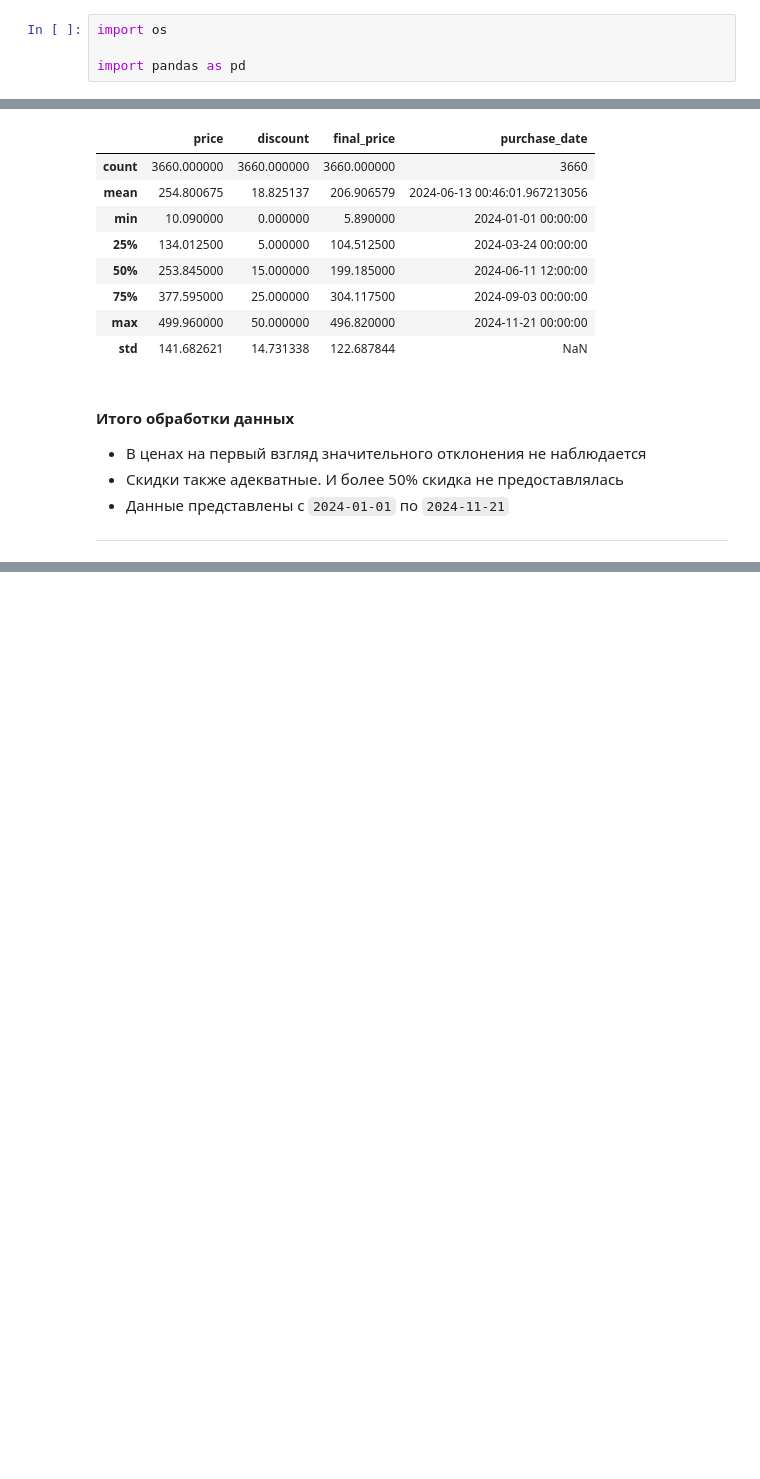
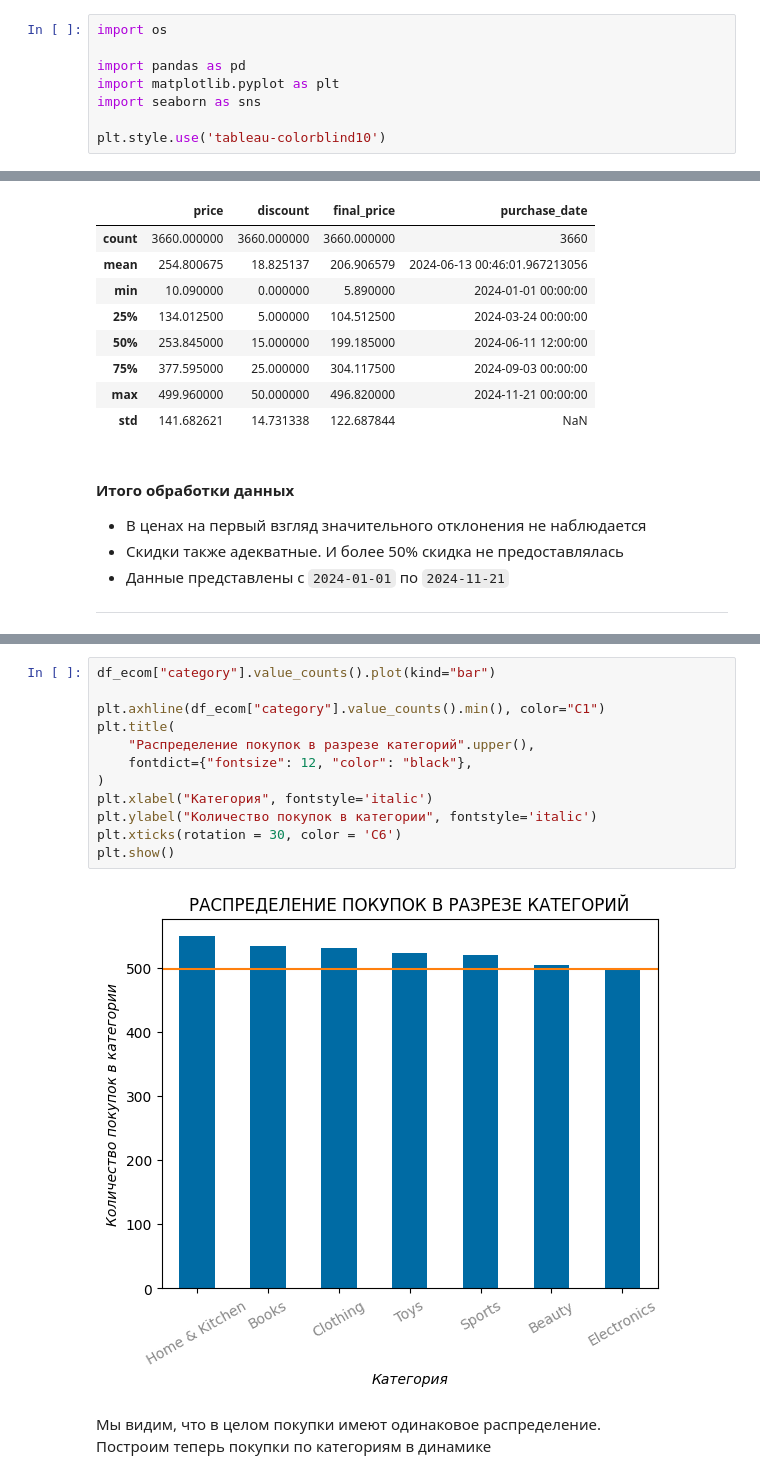
Before and after one commit to SirAlexFer/data_analysis, a Jupyter notebook: 01. Ecommerce/notebooks/02. eda.ipynb, the cells around one changed output, grey strips where cells are left out. Cells and saved outputs as stored; diff of their text form; blank space fills up the shorter version.

```diff
--- a/01. Ecommerce/notebooks/02. eda.ipynb
+++ b/01. Ecommerce/notebooks/02. eda.ipynb
@@ -4,6 +4,10 @@
 import os
 
 import pandas as pd
+import matplotlib.pyplot as plt
+import seaborn as sns
+
+plt.style.use('tableau-colorblind10')
 # %% [markdown]
 ### Config
 # %%
@@ -99,0 +150,17 @@ df_ecom.describe()
+# %%
+df_ecom["category"].value_counts().plot(kind="bar")
+
+plt.axhline(df_ecom["category"].value_counts().min(), color="C1")
+plt.title(
+    "Распределение покупок в разрезе категорий".upper(),
+    fontdict={"fontsize": 12, "color": "black"},
+)
+plt.xlabel("Категория", fontstyle='italic')
+plt.ylabel("Количество покупок в категории", fontstyle='italic')
+plt.xticks(rotation = 30, color = 'C6')
+plt.show()
+# %% [output]
+[figure, added]
+# %% [markdown]
+Мы видим, что в целом покупки имеют одинаковое распределение. \
+Построим теперь покупки по категориям в динамике
```
Also changed, not shown: parts of 12 cells of this notebook, 1 other file.
